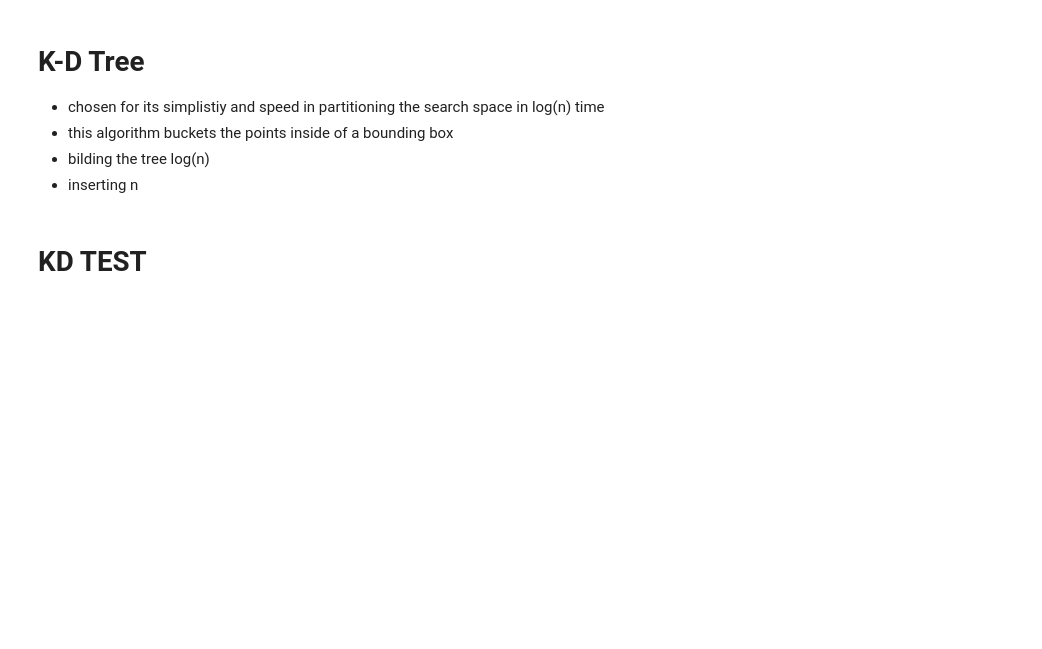
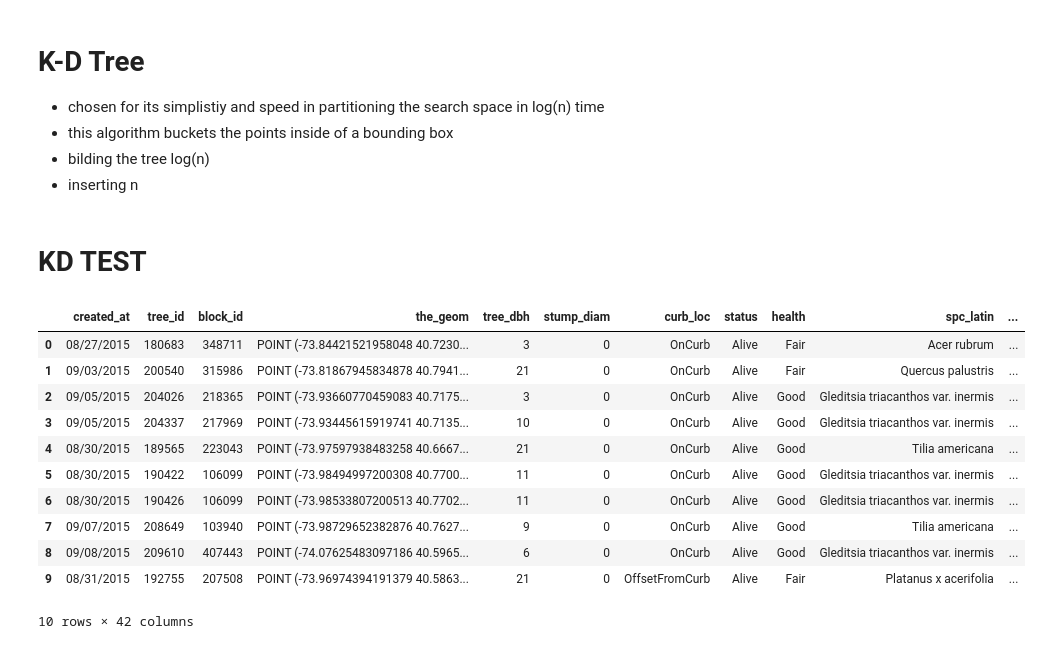
Before and after one commit to zgmartin/notes, a Jupyter notebook: trees.ipynb, the cells around one changed output. Drawn from its saved outputs; the diff is of its cells as text; code cells hidden in the pictures; blank space fills up the shorter version.

```diff
--- a/trees.ipynb
+++ b/trees.ipynb
@@ -225,3 +224,18 @@ bins = tree.bin_points(points)
 max_value = max(bins.values())  # maximum value
 max_keys = [k for k, v in bins.items() if v == max_value]
 print(max_keys)
+# %%
+data[:10]
+# %% [output]
+|  | created_at | tree_id | block_id | the_geom | tree_dbh | stump_diam | curb_loc | status | health | spc_latin | ... |
+| 0 | 08/27/2015 | 180683 | 348711 | POINT (-73.84421521958048 40.7230... | 3 | 0 | OnCurb | Alive | Fair | Acer rubrum | ... |
+| 1 | 09/03/2015 | 200540 | 315986 | POINT (-73.81867945834878 40.7941... | 21 | 0 | OnCurb | Alive | Fair | Quercus palustris | ... |
+| 2 | 09/05/2015 | 204026 | 218365 | POINT (-73.93660770459083 40.7175... | 3 | 0 | OnCurb | Alive | Good | Gleditsia triacanthos var. inermis | ... |
+| 3 | 09/05/2015 | 204337 | 217969 | POINT (-73.93445615919741 40.7135... | 10 | 0 | OnCurb | Alive | Good | Gleditsia triacanthos var. inermis | ... |
+| 4 | 08/30/2015 | 189565 | 223043 | POINT (-73.97597938483258 40.6667... | 21 | 0 | OnCurb | Alive | Good | Tilia americana | ... |
+| 5 | 08/30/2015 | 190422 | 106099 | POINT (-73.98494997200308 40.7700... | 11 | 0 | OnCurb | Alive | Good | Gleditsia triacanthos var. inermis | ... |
+| 6 | 08/30/2015 | 190426 | 106099 | POINT (-73.98533807200513 40.7702... | 11 | 0 | OnCurb | Alive | Good | Gleditsia triacanthos var. inermis | ... |
+| 7 | 09/07/2015 | 208649 | 103940 | POINT (-73.98729652382876 40.7627... | 9 | 0 | OnCurb | Alive | Good | Tilia americana | ... |
+| 8 | 09/08/2015 | 209610 | 407443 | POINT (-74.07625483097186 40.5965... | 6 | 0 | OnCurb | Alive | Good | Gleditsia triacanthos var. inermis | ... |
+| 9 | 08/31/2015 | 192755 | 207508 | POINT (-73.96974394191379 40.5863... | 21 | 0 | OffsetFromCurb | Alive | Fair | Platanus x acerifolia | ... |
+10 rows × 42 columns
```
Also changed, not shown: parts of 2 cells of this notebook, 5 other files.
